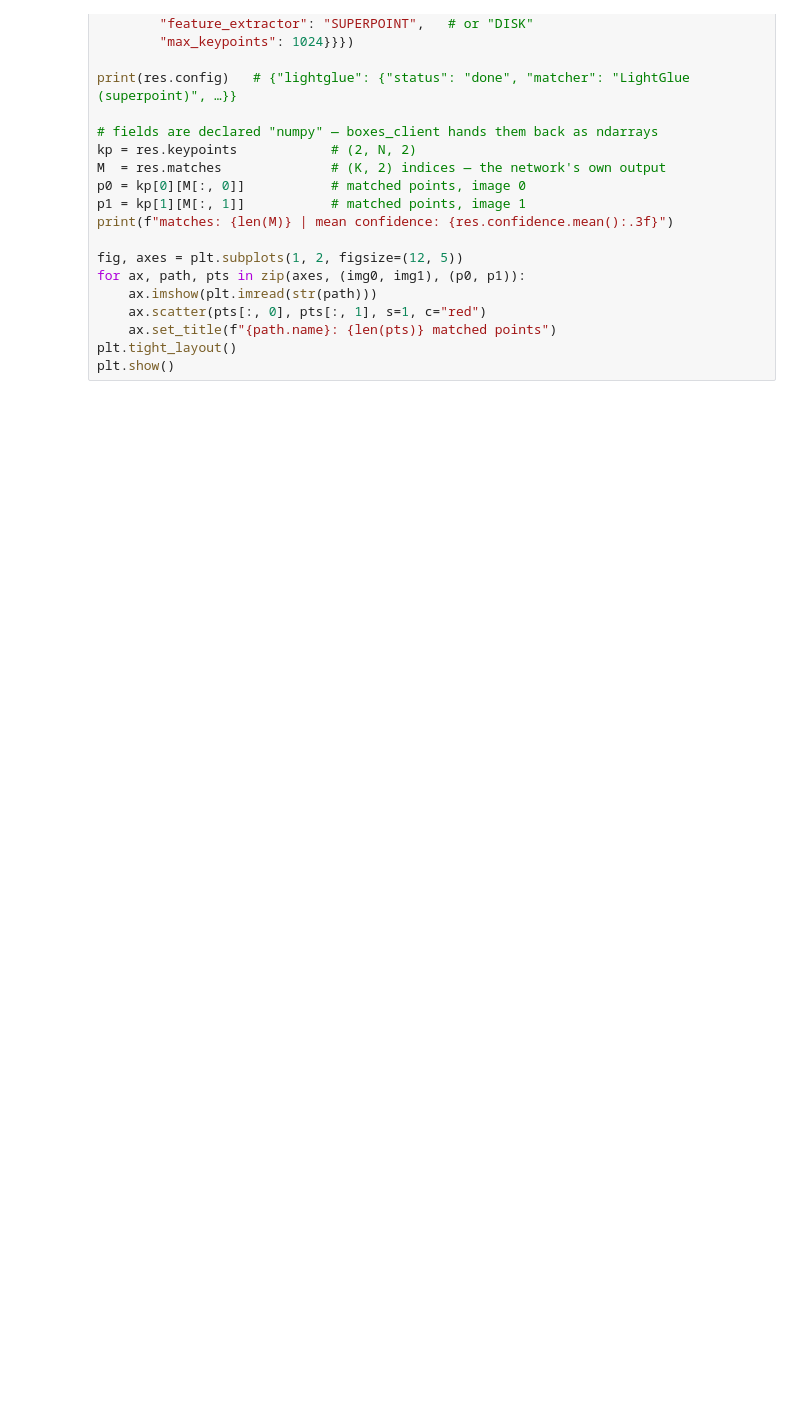
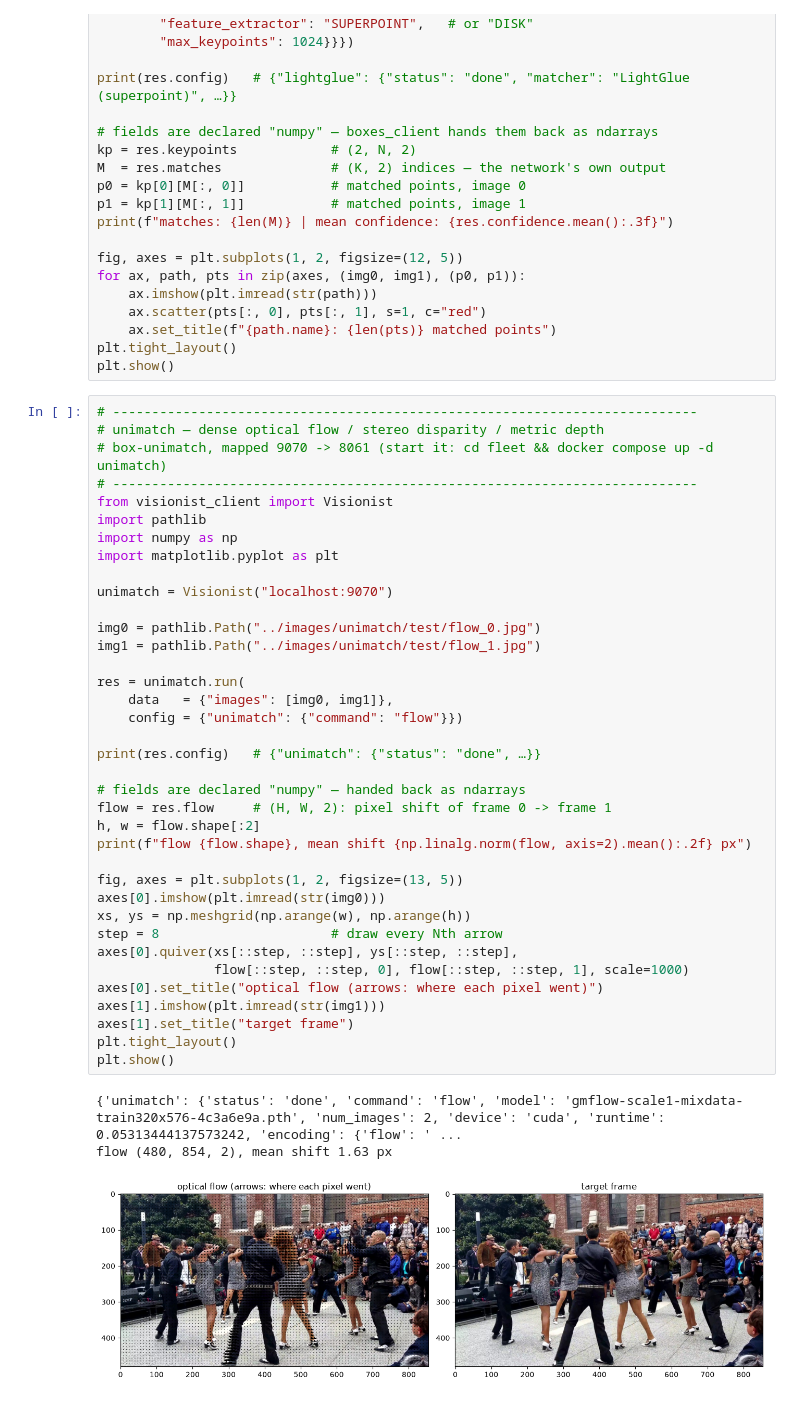
Before and after one commit to manel-ferreira-01/VisionIST, a Jupyter notebook: notebooks/boxes_walkthrough.ipynb, the cells around one changed output. Cells and saved outputs as stored; diff of their text form; blank space fills up the shorter version.

```diff
--- a/notebooks/boxes_walkthrough.ipynb
+++ b/notebooks/boxes_walkthrough.ipynb
@@ -67,3 +67,44 @@ for ax, path, pts in zip(axes, (img0, img1), (p0, p1)):
     ax.set_title(f"{path.name}: {len(pts)} matched points")
 plt.tight_layout()
 plt.show()
+# %%
+# ---------------------------------------------------------------------------
+# unimatch — dense optical flow / stereo disparity / metric depth
+# box-unimatch, mapped 9070 -> 8061 (start it: cd fleet && docker compose up -d unimatch)
+# ---------------------------------------------------------------------------
+from visionist_client import Visionist
+import pathlib
+import numpy as np
+import matplotlib.pyplot as plt
+
+unimatch = Visionist("localhost:9070")
+
+img0 = pathlib.Path("../images/unimatch/test/flow_0.jpg")
+img1 = pathlib.Path("../images/unimatch/test/flow_1.jpg")
+
+res = unimatch.run(
+    data   = {"images": [img0, img1]},
+    config = {"unimatch": {"command": "flow"}})
+
+print(res.config)   # {"unimatch": {"status": "done", …}}
+
+# fields are declared "numpy" — handed back as ndarrays
+flow = res.flow     # (H, W, 2): pixel shift of frame 0 -> frame 1
+h, w = flow.shape[:2]
+print(f"flow {flow.shape}, mean shift {np.linalg.norm(flow, axis=2).mean():.2f} px")
+
+fig, axes = plt.subplots(1, 2, figsize=(13, 5))
+axes[0].imshow(plt.imread(str(img0)))
+xs, ys = np.meshgrid(np.arange(w), np.arange(h))
+step = 8                      # draw every Nth arrow
+axes[0].quiver(xs[::step, ::step], ys[::step, ::step],
+               flow[::step, ::step, 0], flow[::step, ::step, 1], scale=1000)
+axes[0].set_title("optical flow (arrows: where each pixel went)")
+axes[1].imshow(plt.imread(str(img1)))
+axes[1].set_title("target frame")
+plt.tight_layout()
+plt.show()
+# %% [output]
+{'unimatch': {'status': 'done', 'command': 'flow', 'model': 'gmflow-scale1-mixdata-train320x576-4c3a6e9a.pth', 'num_images': 2, 'device': 'cuda', 'runtime': 0.05313444137573242, 'encoding': {'flow': ' ...
+flow (480, 854, 2), mean shift 1.63 px
+[figure, added]
```
Also changed, not shown: parts of 1 cell of this notebook, 21 other files.
